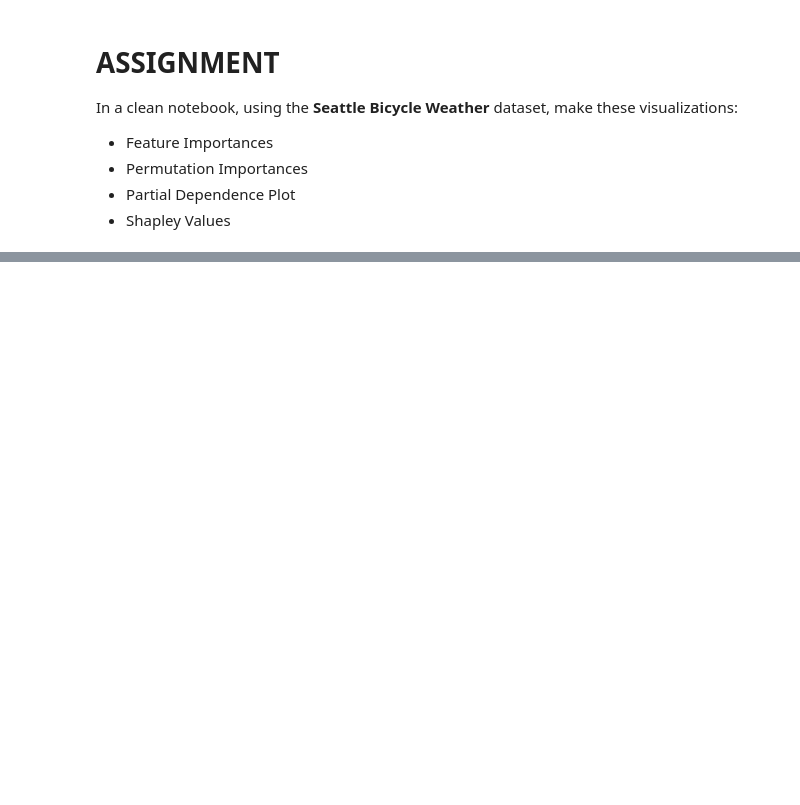
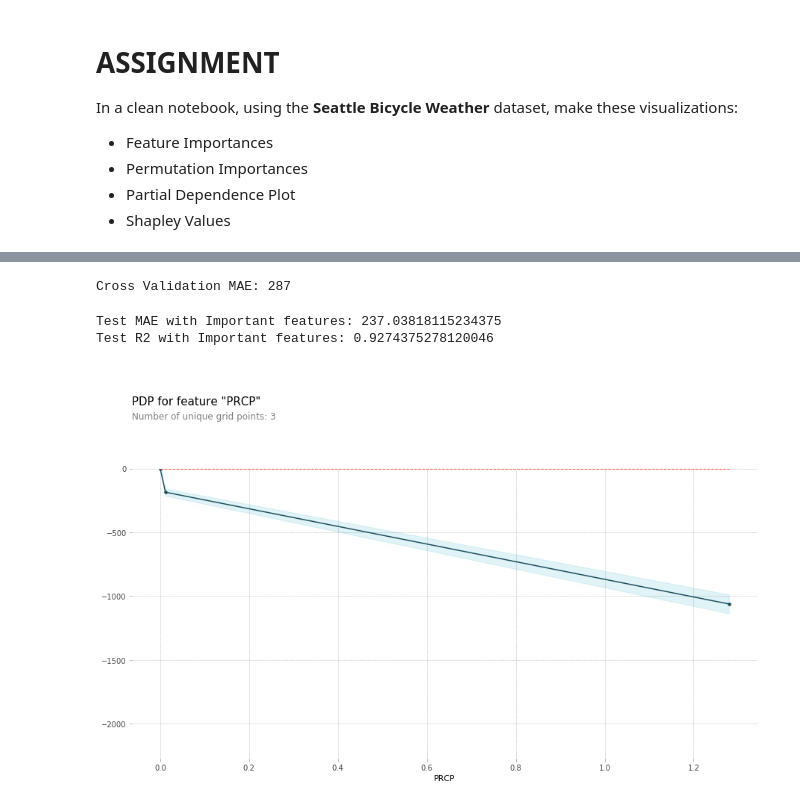
Before and after one commit to damerei/DS-Unit-2-Sprint-4-Practicing-Understanding, a Jupyter notebook: LS_DS_243_Model_Interpretation_LIVE_LESSON.ipynb, the cells around one changed output, grey strips where cells are left out. Cells and saved outputs as stored; diff of their text form; code cells hidden in the pictures; blank space fills up the shorter version.

```diff
--- a/LS_DS_243_Model_Interpretation_LIVE_LESSON.ipynb
+++ b/LS_DS_243_Model_Interpretation_LIVE_LESSON.ipynb
@@ -690,0 +957,8 @@ In a clean notebook, using the **Seattle Bicycle Weather** dataset, make these v
+# %%
+import eli5
+from eli5.sklearn import PermutationImportance
+
+permuter = PermutationImportance(best, scoring='neg_mean_absolute_error', cv='prefit',
+                                 n_iter=100, random_state=42)
+
+permuter.fit(X_test, y_test)
@@ -690,0 +997,10 @@ In a clean notebook, using the **Seattle Bicycle Weather** dataset, make these v
+# %%
+
+# Finds all features greater than 0
+mask = permuter.feature_importances_ > 0
+
+# Save the feature names of important features
+features = X_train.columns[mask]
+
+# Save to training data
+X_train = X_train[features]
@@ -690,0 +1063,36 @@ In a clean notebook, using the **Seattle Bicycle Weather** dataset, make these v
+# %%
+print('Cross Validation MAE:', int(-search.best_score_))
+# %% [output]
+Cross Validation MAE: 287
+# %%
+
+# TEST
+
+# Save the best
+best = search.best_estimator_
+
+# Use Important features for test
+X_test = X_test[features]
+
+y_pred = best.predict(X_test)
+print('Test MAE with Important features:', mean_absolute_error(y_test, y_pred))
+print('Test R2 with Important features:', r2_score(y_test, y_pred))
+# %% [output]
+Test MAE with Important features: 237.03818115234375
+Test R2 with Important features: 0.9274375278120046
+# %%
+
+from pdpbox.pdp import pdp_isolate, pdp_plot
+
+feature = 'PRCP'
+
+isolated = pdp_isolate(
+    model=best,
+    dataset=X_test,
+    model_features=X_test.columns,
+    feature=feature
+)
+
+pdp_plot(isolated, feature_name=feature);
+# %% [output]
+[figure, added]
```
Also changed, not shown: parts of 19 cells of this notebook.
